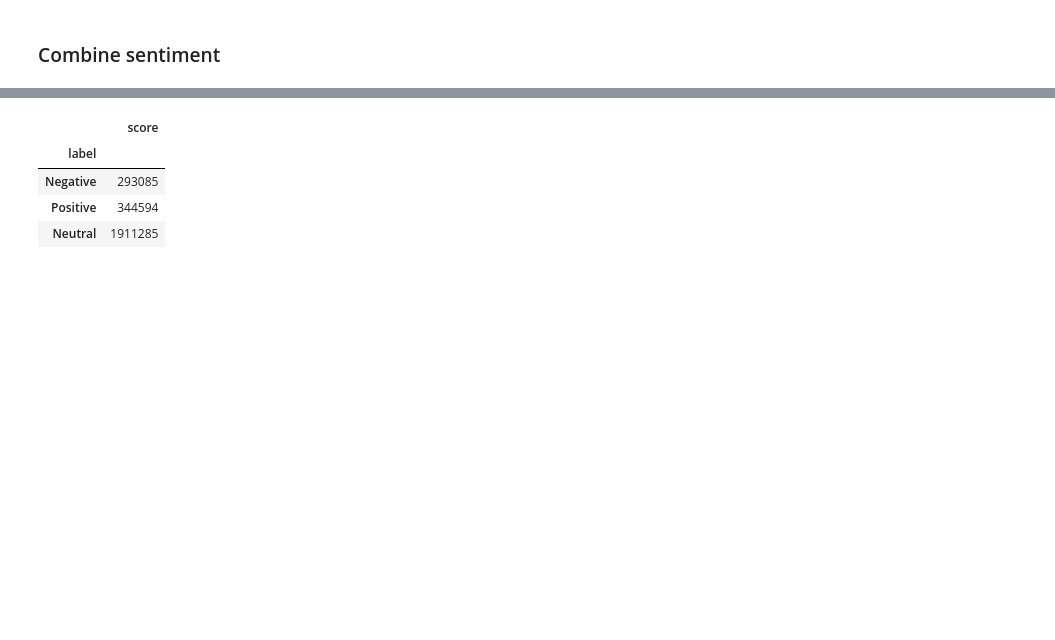
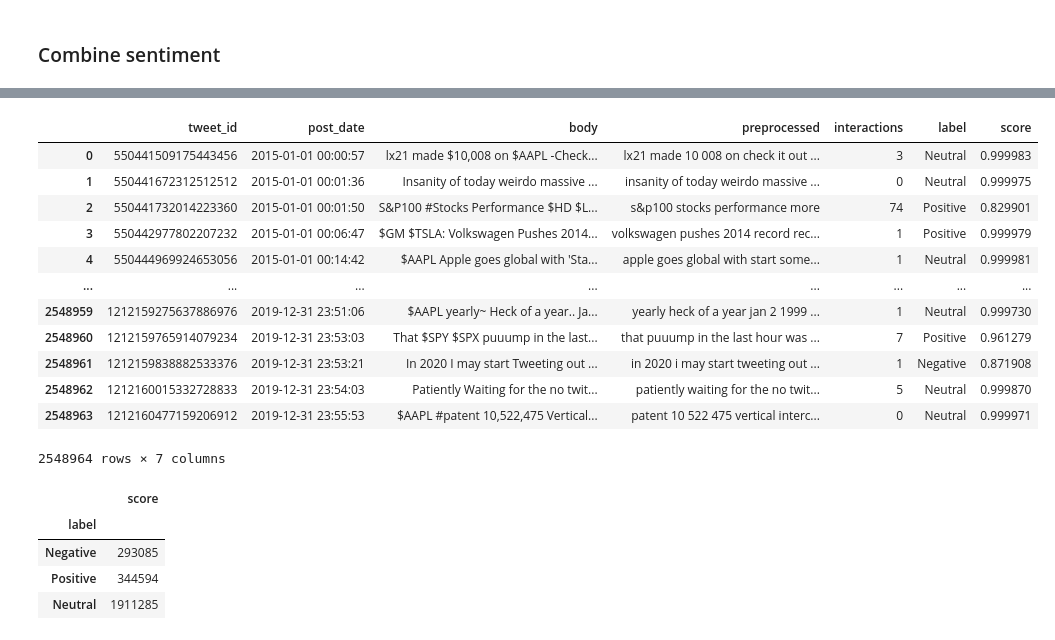
Before and after one commit to iandroid1812/HSE_Masters, a Jupyter notebook: main.ipynb, the cells around one changed output, grey strips where cells are left out. Cells and saved outputs as stored; diff of their text form; code cells hidden in the pictures; blank space fills up the shorter version.

```diff
--- a/main.ipynb
+++ b/main.ipynb
@@ -1305,3 +1271,19 @@ clean_tweets
+# %%
+tweets = pd.merge(tweets, total_sentiment, left_index=True, right_index=True)
+# %% [output]
+|  | tweet_id | post_date | body | preprocessed | interactions | label | score |
+| 0 | 550441509175443456 | 2015-01-01 00:00:57 | lx21 made $10,008 on $AAPL -Check... | lx21 made 10 008 on check it out ... | 3 | Neutral | 0.999983 |
+| 1 | 550441672312512512 | 2015-01-01 00:01:36 | Insanity of today weirdo massive ... | insanity of today weirdo massive ... | 0 | Neutral | 0.999975 |
+| 2 | 550441732014223360 | 2015-01-01 00:01:50 | S&P100 #Stocks Performance $HD $L... | s&p100 stocks performance more | 74 | Positive | 0.829901 |
+| 3 | 550442977802207232 | 2015-01-01 00:06:47 | $GM $TSLA: Volkswagen Pushes 2014... | volkswagen pushes 2014 record rec... | 1 | Positive | 0.999979 |
+| 4 | 550444969924653056 | 2015-01-01 00:14:42 | $AAPL Apple goes global with 'Sta... | apple goes global with start some... | 1 | Neutral | 0.999981 |
+| ... | ... | ... | ... | ... | ... | ... | ... |
+| 2548959 | 1212159275637886976 | 2019-12-31 23:51:06 | $AAPL yearly~ Heck of a year.. Ja... | yearly heck of a year jan 2 1999 ... | 1 | Neutral | 0.999730 |
+| 2548960 | 1212159765914079234 | 2019-12-31 23:53:03 | That $SPY $SPX puuump in the last... | that puuump in the last hour was ... | 7 | Positive | 0.961279 |
+| 2548961 | 1212159838882533376 | 2019-12-31 23:53:21 | In 2020 I may start Tweeting out ... | in 2020 i may start tweeting out ... | 1 | Negative | 0.871908 |
+| 2548962 | 1212160015332728833 | 2019-12-31 23:54:03 | Patiently Waiting for the no twit... | patiently waiting for the no twit... | 5 | Neutral | 0.999870 |
+| 2548963 | 1212160477159206912 | 2019-12-31 23:55:53 | $AAPL #patent 10,522,475 Vertical... | patent 10 522 475 vertical interc... | 0 | Neutral | 0.999971 |
+2548964 rows × 7 columns
 # %%
 sentiment_counts = total_sentiment.groupby('label').count()
 sentiment_counts = sentiment_counts.sort_values(by='score')
```
Also changed, not shown: parts of 7 cells of this notebook, 18 other files.
